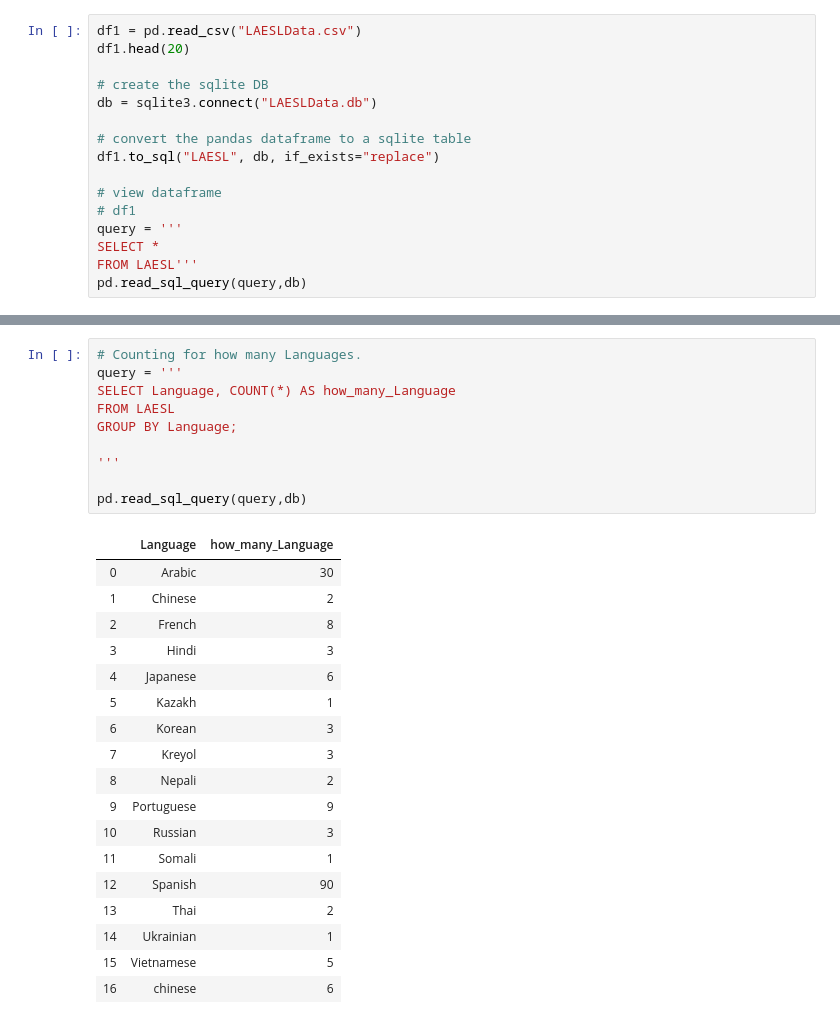
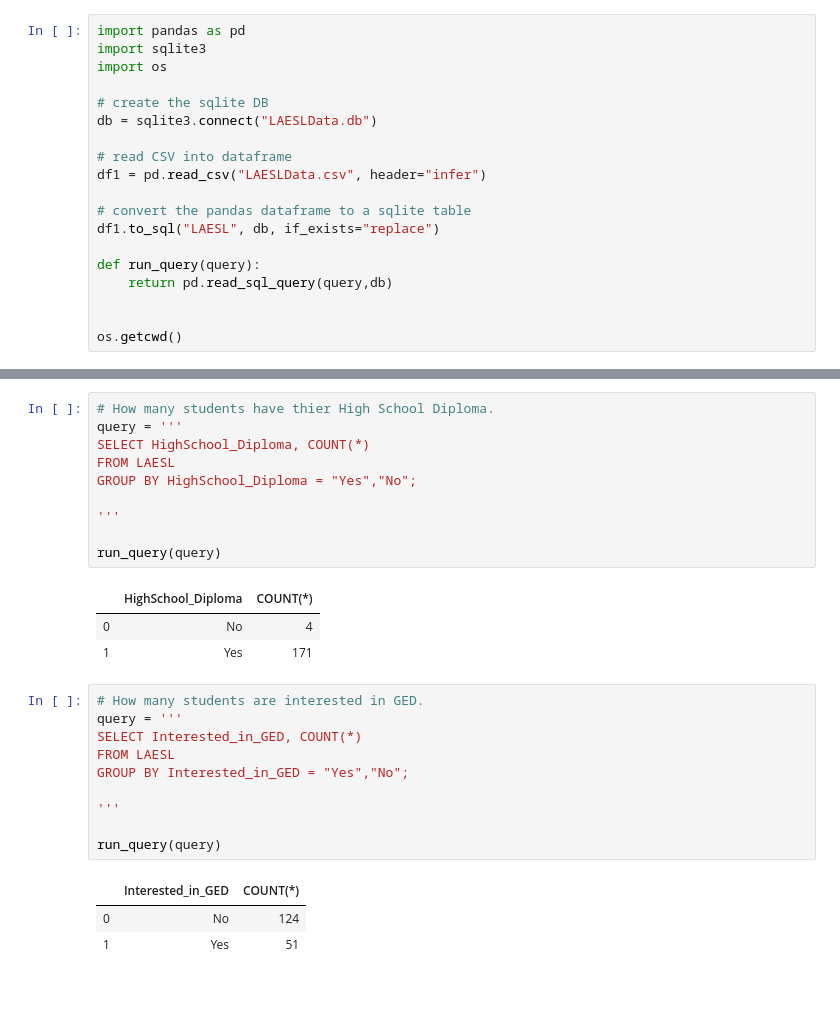
Before and after one commit to purumaster/LAESLData, a Jupyter notebook: LAESLData.ipynb, the cells around one changed output, grey strips where cells are left out. Saved outputs shown, nothing was run; the diff lists cells and outputs as text; blank space fills up the shorter version.

```diff
--- a/LAESLData.ipynb
+++ b/LAESLData.ipynb
@@ -8,17 +1,20 @@ os.getcwd()
 # %%
-df1 = pd.read_csv("LAESLData.csv")
-df1.head(20)
+import pandas as pd
+import sqlite3
+import os
 
 # create the sqlite DB
 db = sqlite3.connect("LAESLData.db")
 
+# read CSV into dataframe
+df1 = pd.read_csv("LAESLData.csv", header="infer")
+
 # convert the pandas dataframe to a sqlite table
 df1.to_sql("LAESL", db, if_exists="replace")
 
-# view dataframe
-# df1
-query = '''
-SELECT *
-FROM LAESL'''
-pd.read_sql_query(query,db)
+def run_query(query):
+    return pd.read_sql_query(query,db)
+
+
+os.getcwd()
 # %% [output]
@@ -169,29 +232,28 @@ pd.read_sql_query(query,db)
+# %%
+# How many students have thier High School Diploma.
+query = '''
+SELECT HighSchool_Diploma, COUNT(*)
+FROM LAESL
+GROUP BY HighSchool_Diploma = "Yes","No";
+
+'''
+
+run_query(query)
+# %% [output]
+|  | HighSchool_Diploma | COUNT(*) |
+| 0 | No | 4 |
+| 1 | Yes | 171 |
 # %%
-# Counting for how many Languages.
+# How many students are interested in GED.
 query = '''
-SELECT Language, COUNT(*) AS how_many_Language
+SELECT Interested_in_GED, COUNT(*)
 FROM LAESL
-GROUP BY Language;
+GROUP BY Interested_in_GED = "Yes","No";
 
 '''
 
-pd.read_sql_query(query,db)
+run_query(query)
 # %% [output]
-|  | Language | how_many_Language |
-| 0 | Arabic | 30 |
-| 1 | Chinese | 2 |
-| 2 | French | 8 |
-| 3 | Hindi | 3 |
-| 4 | Japanese | 6 |
-| 5 | Kazakh | 1 |
-| 6 | Korean | 3 |
-| 7 | Kreyol | 3 |
-| 8 | Nepali | 2 |
-| 9 | Portuguese | 9 |
-| 10 | Russian | 3 |
-| 11 | Somali | 1 |
-| 12 | Spanish | 90 |
-| 13 | Thai | 2 |
-| 14 | Ukrainian | 1 |
-| 15 | Vietnamese | 5 |
-| 16 | chinese | 6 |
+|  | Interested_in_GED | COUNT(*) |
+| 0 | No | 124 |
+| 1 | Yes | 51 |
```
Also changed, not shown: parts of 16 cells of this notebook.
